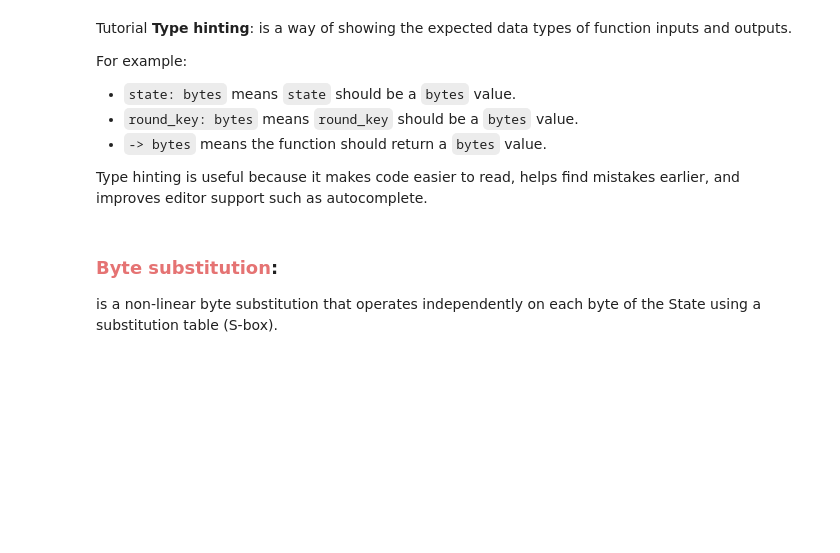
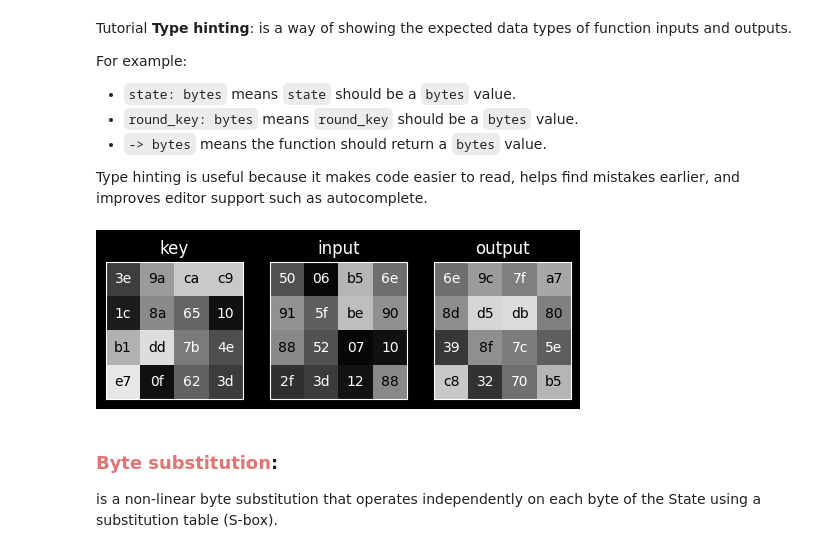
Before and after one commit to marchioa/security, a Jupyter notebook: notebooks/5-block-ciphers.ipynb, the cells around one changed output. Cells and saved outputs as stored; diff of their text form; code cells hidden in the pictures; blank space fills up the shorter version.

```diff
--- a/notebooks/5-block-ciphers.ipynb
+++ b/notebooks/5-block-ciphers.ipynb
@@ -108,8 +116,7 @@ This step is the **key addition layer**, because it inserts the secret key mater
 | Result byte | `7c 7c 7c 7c 7c 7c 7c 7c 7c 7c 7c 7c 7c 7c 7c 7c` | `01111100`$\times 16$ |
 # %%
 def add_round_key(state: bytes, round_key: bytes) -> bytes:
-    # CODE HERE
-    return state
+    return bytes(s ^ k for s, k in zip(state, round_key))
 # %% [markdown]
 Tutorial **Type hinting**: is a way of showing the expected data types of function inputs and outputs.
 
@@ -123,13 +130,15 @@ Type hinting is useful because it makes code easier to read, helps find mistakes
 # %%
 round_key = randbytes(block_size)
 state_input = randbytes(block_size)
 state_output = add_round_key(state_input, round_key)
 
-fig, (ax1, ax2, ax3) = plt.subplots(1, 3, figsize=(8, 2))
+fig, (ax1, ax2, ax3) = plt.subplots(1, 3, figsize=(6, 2))
 show_state(round_key, ax=ax1, title='key')
 show_state(state_input, ax=ax2, title='input')
 show_state(state_output, ax=ax3, title='output')
 plt.show()
+# %% [output]
+[figure, added]
 # %% [markdown]
 ### <span style="color:#E57373"><strong>Byte substitution</strong></span>:
 is a non-linear byte substitution that operates independently on each byte of the State using a substitution table (S-box).
```
Also changed, not shown: parts of 90 cells of this notebook, 6 other files.
